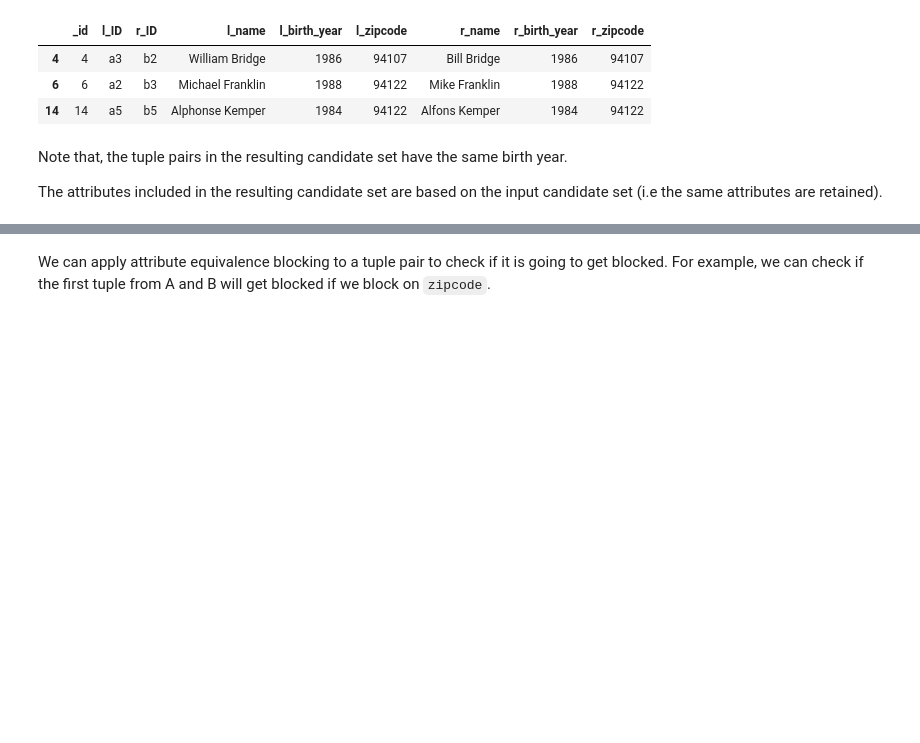
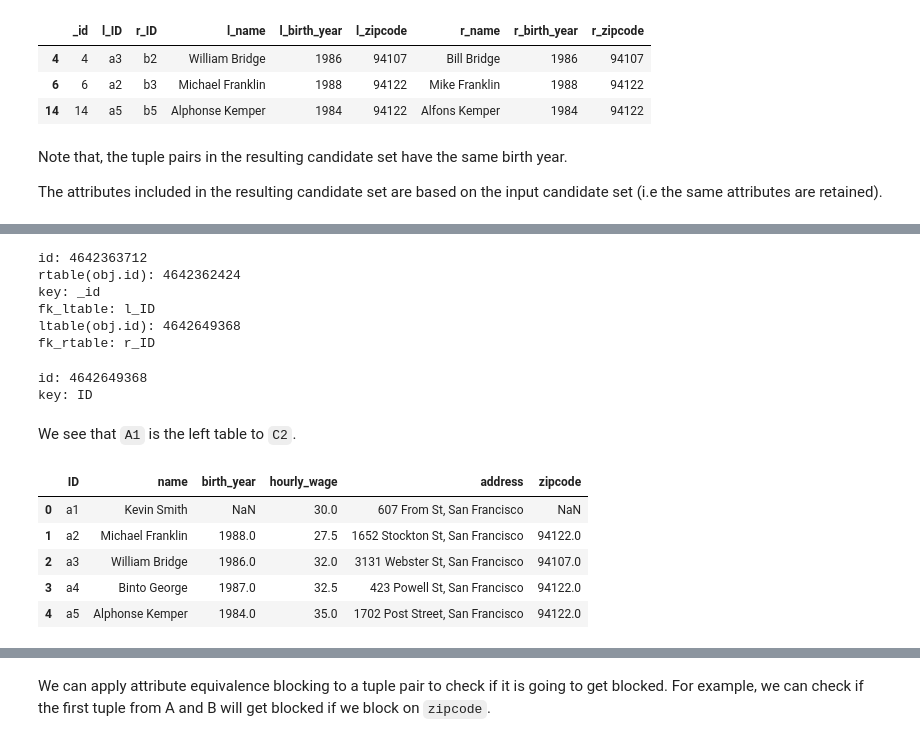
Before and after one commit to anhaidgroup/py_entitymatching, a Jupyter notebook: notebooks/guides/Performing Blocking Using Built-In Blockers (Attr. Equivalence Blocker).ipynb, the cells around one changed output, grey strips where cells are left out. Drawn from its saved outputs; the diff is of its cells as text; code cells hidden in the pictures; blank space fills up the shorter version.

```diff
--- a/notebooks/guides/Performing Blocking Using Built-In Blockers (Attr. Equivalence Blocker).ipynb
+++ b/notebooks/guides/Performing Blocking Using Built-In Blockers (Attr. Equivalence Blocker).ipynb
@@ -129,0 +206,25 @@ As we saw earlier the metadata of C2 includes the same metadata as C1. That is,
+# %%
+em.show_properties(C2)
+# %% [output]
+id: 4642363712
+rtable(obj.id): 4642362424
+key: _id
+fk_ltable: l_ID
+ltable(obj.id): 4642649368
+fk_rtable: r_ID
+# %%
+em.show_properties(A1)
+# %% [output]
+id: 4642649368
+key: ID
+# %% [markdown]
+We see that `A1` is the left table to `C2`.
+# %%
+A1.head()
+# %% [output]
+|  | ID | name | birth_year | hourly_wage | address | zipcode |
+| 0 | a1 | Kevin Smith | NaN | 30.0 | 607 From St, San Francisco | NaN |
+| 1 | a2 | Michael Franklin | 1988.0 | 27.5 | 1652 Stockton St, San Francisco | 94122.0 |
+| 2 | a3 | William Bridge | 1986.0 | 32.0 | 3131 Webster St, San Francisco | 94107.0 |
+| 3 | a4 | Binto George | 1987.0 | 32.5 | 423 Powell St, San Francisco | 94122.0 |
+| 4 | a5 | Alphonse Kemper | 1984.0 | 35.0 | 1702 Post Street, San Francisco | 94122.0 |
```
Also changed, not shown: parts of 27 cells of this notebook, 1 other file.
